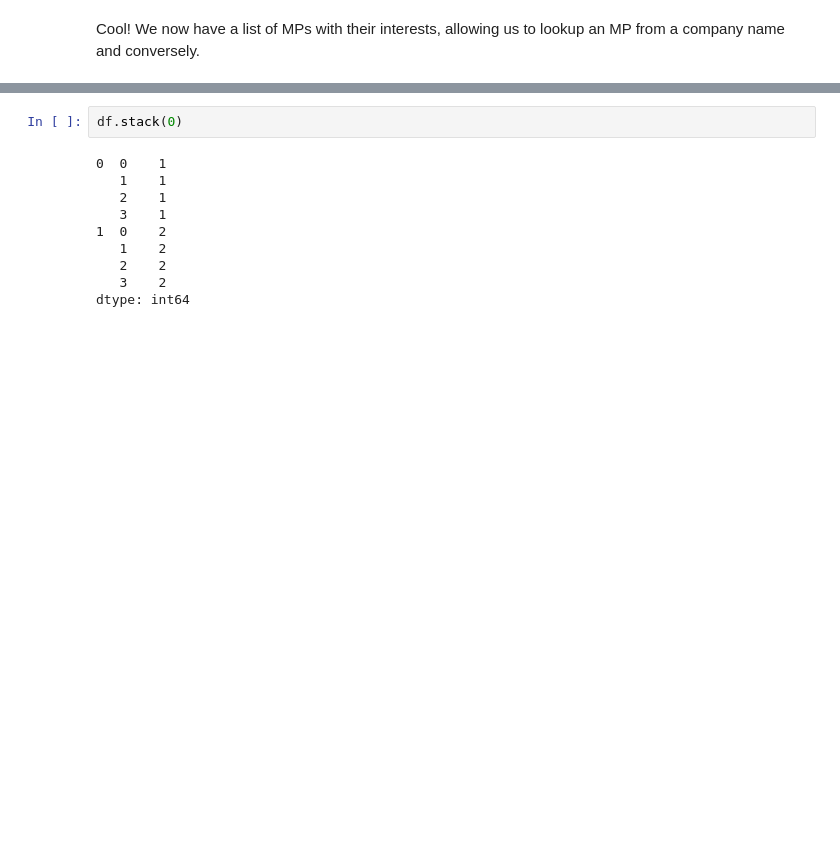
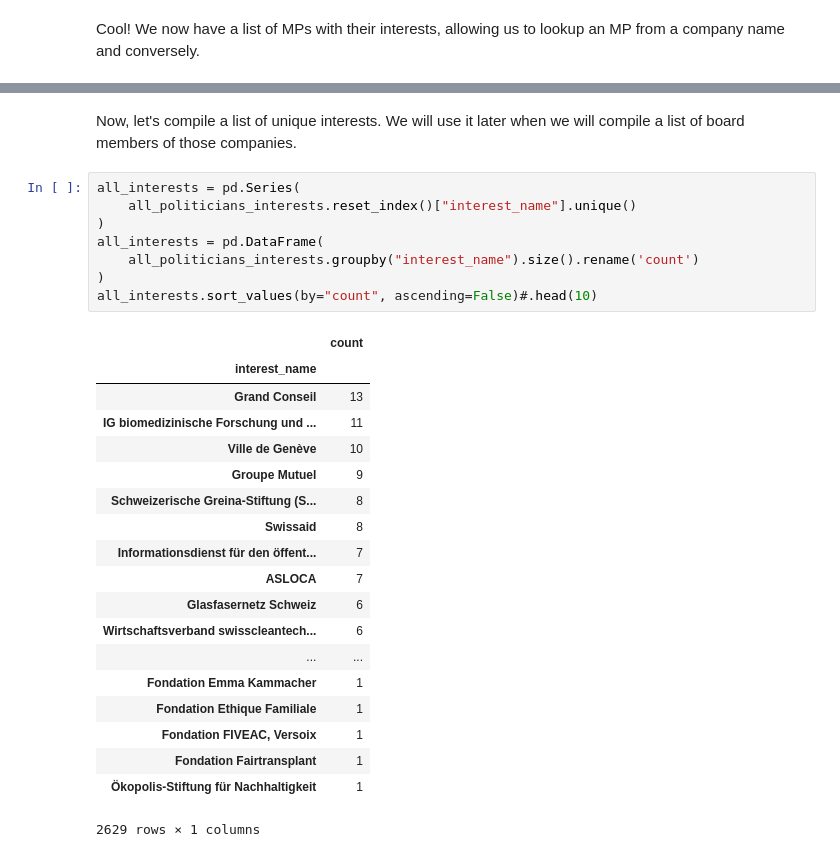
Before and after one commit to fdevillard/ada-swissleak, a Jupyter notebook: semion.ipynb, the cells around one changed output, grey strips where cells are left out. Saved outputs shown, nothing was run; the diff lists cells and outputs as text; blank space fills up the shorter version.

```diff
--- a/semion.ipynb
+++ b/semion.ipynb
@@ -100,12 +93,30 @@ all_politicians_interests
-# %%
-df.stack(0)
-# %% [output]
-0  0    1
-   1    1
-   2    1
-   3    1
-1  0    2
-   1    2
-   2    2
-   3    2
-dtype: int64
+# %% [markdown]
+Now, let's compile a list of unique interests. We will use it later when we will compile a list of board members of those companies.
+# %%
+all_interests = pd.Series(
+    all_politicians_interests.reset_index()["interest_name"].unique()
+)
+all_interests = pd.DataFrame(
+    all_politicians_interests.groupby("interest_name").size().rename('count')
+)
+all_interests.sort_values(by="count", ascending=False)#.head(10)
+# %% [output]
+|  | count |
+| interest_name |  |
+| Grand Conseil | 13 |
+| IG biomedizinische Forschung und ... | 11 |
+| Ville de Genève | 10 |
+| Groupe Mutuel | 9 |
+| Schweizerische Greina-Stiftung (S... | 8 |
+| Swissaid | 8 |
+| Informationsdienst für den öffent... | 7 |
+| ASLOCA | 7 |
+| Glasfasernetz Schweiz | 6 |
+| Wirtschaftsverband swisscleantech... | 6 |
+| ... | ... |
+| Fondation Emma Kammacher | 1 |
+| Fondation Ethique Familiale | 1 |
+| Fondation FIVEAC, Versoix | 1 |
+| Fondation Fairtransplant | 1 |
+| Ökopolis-Stiftung für Nachhaltigkeit | 1 |
+2629 rows × 1 columns
```
Also changed, not shown: parts of 3 cells of this notebook, 1 other file.
